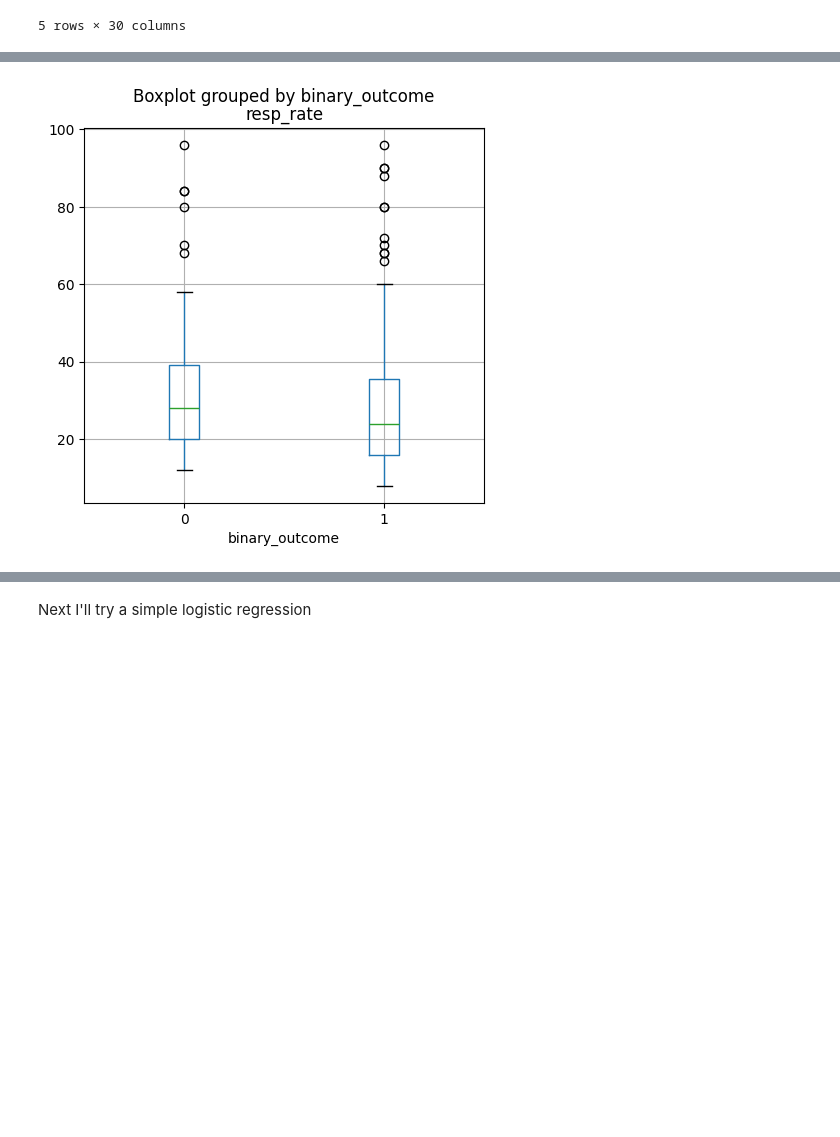
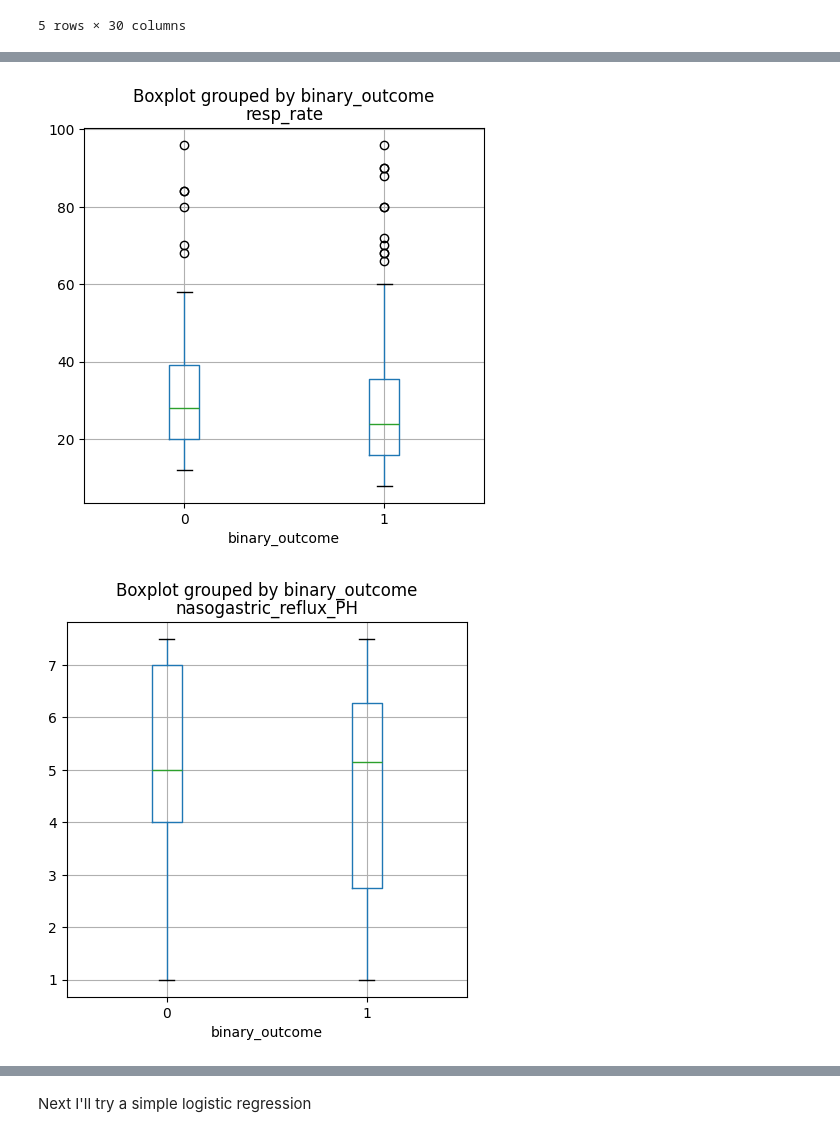
Before and after one commit to csharp14/horse-colic-project, a Jupyter notebook: ColicAnalysis.ipynb, the cells around one changed output, grey strips where cells are left out. Cells and saved outputs as stored; diff of their text form; code cells hidden in the pictures; blank space fills up the shorter version.

```diff
--- a/ColicAnalysis.ipynb
+++ b/ColicAnalysis.ipynb
@@ -168,13 +168,14 @@ data.head()
 # %%
 # Specify label column
 label = 'binary_outcome'
 
 # Plot numeric features as box and whisker plots
-for col in numeric_features:
+for col in all_numeric_features:
     data.boxplot(column=col, by=label,figsize=(5,5))
     plt.title(col)
 plt.show()
 # %% [output]
 [figure]
 [figure]
 [figure]
+[figure, added]
```
Also changed, not shown: parts of 9 cells of this notebook.
